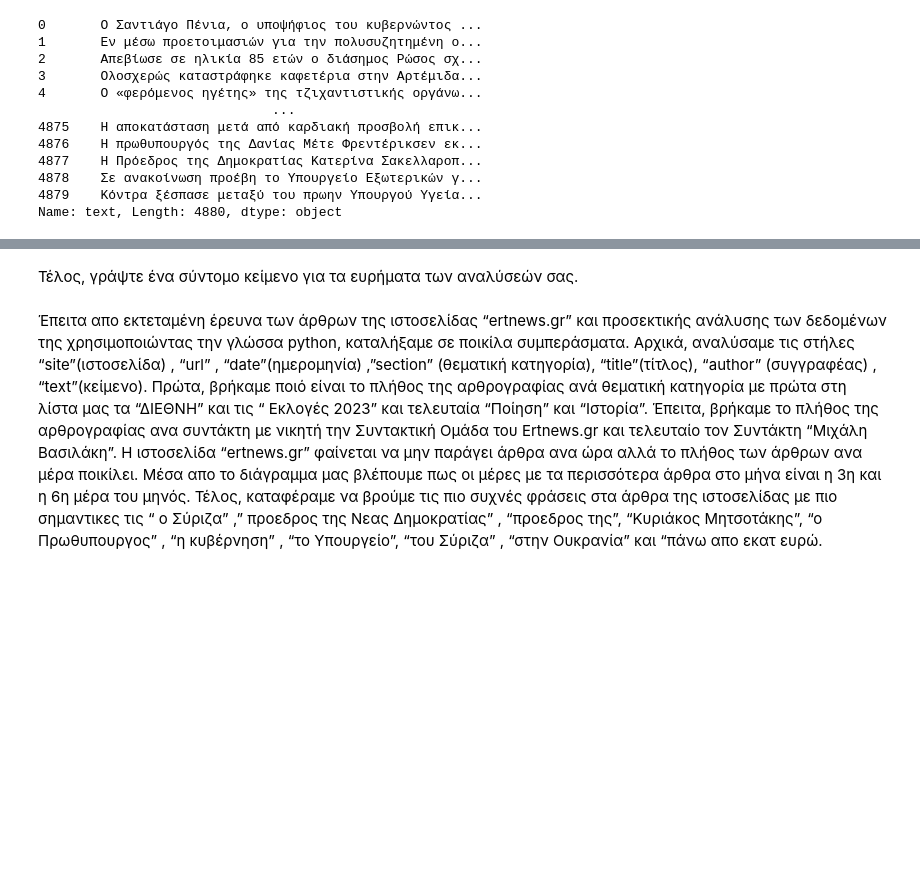
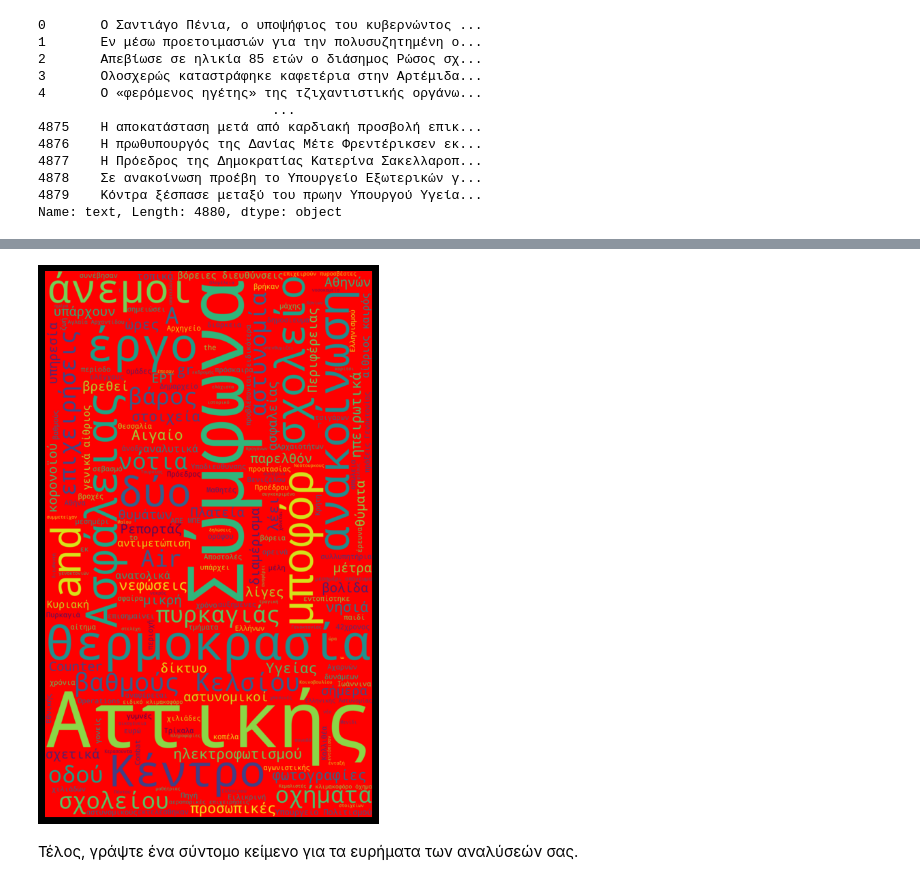
Before and after one commit to inarentifi/inared, a Jupyter notebook: Final_Homework.ipynb, the cells around one changed output, grey strips where cells are left out. Saved outputs shown, nothing was run; the diff lists cells and outputs as text; code cells hidden in the pictures; blank space fills up the shorter version.

```diff
--- a/Final_Homework.ipynb
+++ b/Final_Homework.ipynb
@@ -326,6 +305,19 @@ plt.show()
+# %%
+ wordcloud = WordCloud(
+     stopwords = nlp.Defaults.stop_words,
+     width = 3000,
+     height = 5000,
+     background_color = 'red'
+  ).generate(' '.join(ert_df[(ert_df["section"]=="ΕΛΛΑΔΑ") & (ert_df["day"]==6)]["text"]))
+ fig = plt.figure(
+     figsize = (10, 8),
+     facecolor = 'k',
+     edgecolor = 'k')
+ plt.imshow(wordcloud, interpolation = 'bilinear')
+ plt.axis('off')
+ plt.tight_layout(pad=0)
+ plt.show()
+# %% [output]
+[figure, added]
 # %% [markdown]
 Τέλος, γράψτε ένα σύντομο κείμενο για τα ευρήματα των αναλύσεών σας.
-# %% [markdown]
-  Έπειτα απο εκτεταμένη έρευνα των άρθρων της ιστοσελίδας “ertnews.gr” και προσεκτικής ανάλυσης των δεδομένων της χρησιμοποιώντας την γλώσσα python, καταλήξαμε σε ποικίλα συμπεράσματα. Αρχικά, αναλύσαμε τις στήλες “site”(ιστοσελίδα) , “url” , “date”(ημερομηνία)  ,”section” (θεματική κατηγορία), “title”(τίτλος), “author” (συγγραφέας) , “text”(κείμενο).
-  Πρώτα, βρήκαμε ποιό είναι το πλήθος της αρθρογραφίας ανά θεματική κατηγορία με πρώτα στη λίστα μας τα “ΔΙΕΘΝΗ” και τις “ Εκλογές 2023” και τελευταία “Ποίηση” και “Ιστορία”. Έπειτα, βρήκαμε το πλήθος της αρθρογραφίας ανα συντάκτη με νικητή την Συντακτική Ομάδα του Ertnews.gr και τελευταίο τον Συντάκτη “Μιχάλη Βασιλάκη”. Η ιστοσελίδα “ertnews.gr” φαίνεται να μην παράγει άρθρα ανα ώρα αλλά το πλήθος των άρθρων ανα μέρα ποικίλει. Μέσα απο το διάγραμμα μας βλέπουμε πως οι μέρες με τα περισσότερα άρθρα στο μήνα είναι η 3η και η 6η μέρα του μηνός.
-  Τέλος, καταφέραμε να βρούμε τις πιο συχνές φράσεις στα άρθρα της ιστοσελίδας με πιο σημαντικες τις “ ο Σύριζα” ,” προεδρος της Νεας Δημοκρατίας” , “προεδρος της”, “Κυριάκος Μητσοτάκης”, “ο Πρωθυπουργος” , “η κυβέρνηση” , “το Υπουργείο”, “του Σύριζα” , “στην Ουκρανία” και “πάνω απο εκατ ευρώ.
```
Also changed, not shown: parts of 10 cells of this notebook.
